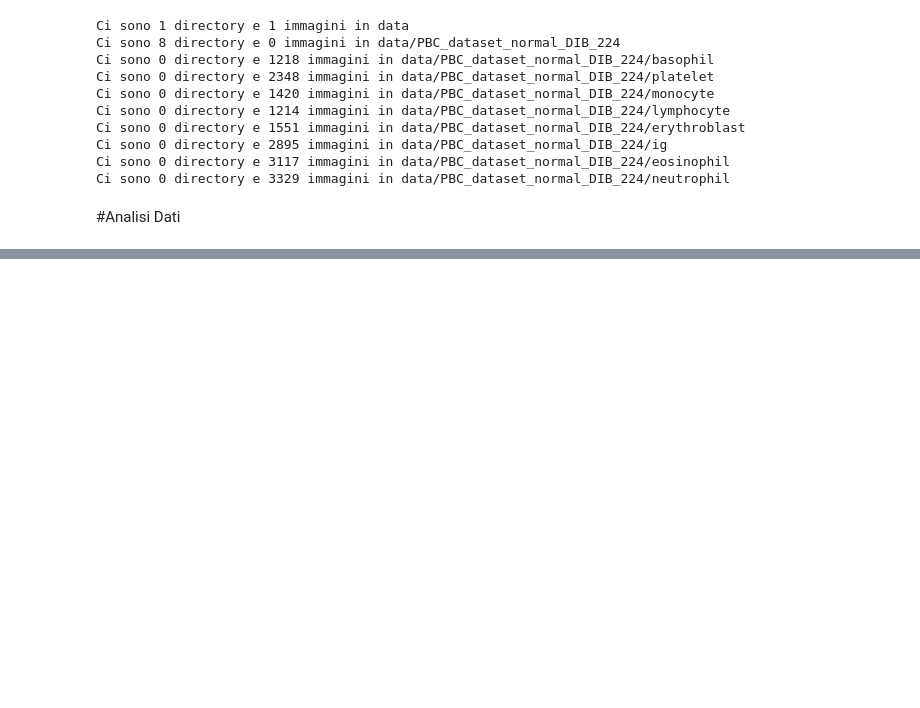
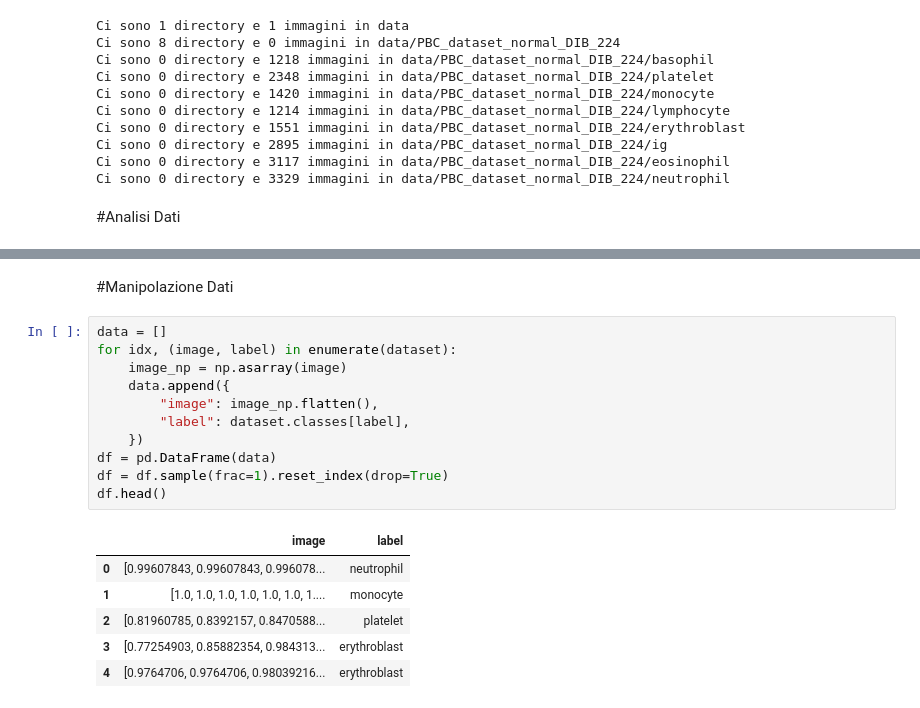
Before and after one commit to GiacomoMM/blood-cell-classification-detection, a Jupyter notebook: Progetto_LabIA.ipynb, the cells around one changed output, grey strips where cells are left out. Cells and saved outputs as stored; diff of their text form; blank space fills up the shorter version.

```diff
--- a/Progetto_LabIA.ipynb
+++ b/Progetto_LabIA.ipynb
@@ -182,3 +181,23 @@ plt.show()
 # %% [output]
 [figure]
 [figure]
+# %% [markdown]
+#Manipolazione Dati
+# %%
+data = []
+for idx, (image, label) in enumerate(dataset):
+    image_np = np.asarray(image)
+    data.append({
+        "image": image_np.flatten(),
+        "label": dataset.classes[label],
+    })
+df = pd.DataFrame(data)
+df = df.sample(frac=1).reset_index(drop=True)
+df.head()
+# %% [output]
+|  | image | label |
+| 0 | [0.99607843, 0.99607843, 0.996078... | neutrophil |
+| 1 | [1.0, 1.0, 1.0, 1.0, 1.0, 1.0, 1.... | monocyte |
+| 2 | [0.81960785, 0.8392157, 0.8470588... | platelet |
+| 3 | [0.77254903, 0.85882354, 0.984313... | erythroblast |
+| 4 | [0.9764706, 0.9764706, 0.98039216... | erythroblast |
```
Also changed, not shown: parts of 7 cells of this notebook.
